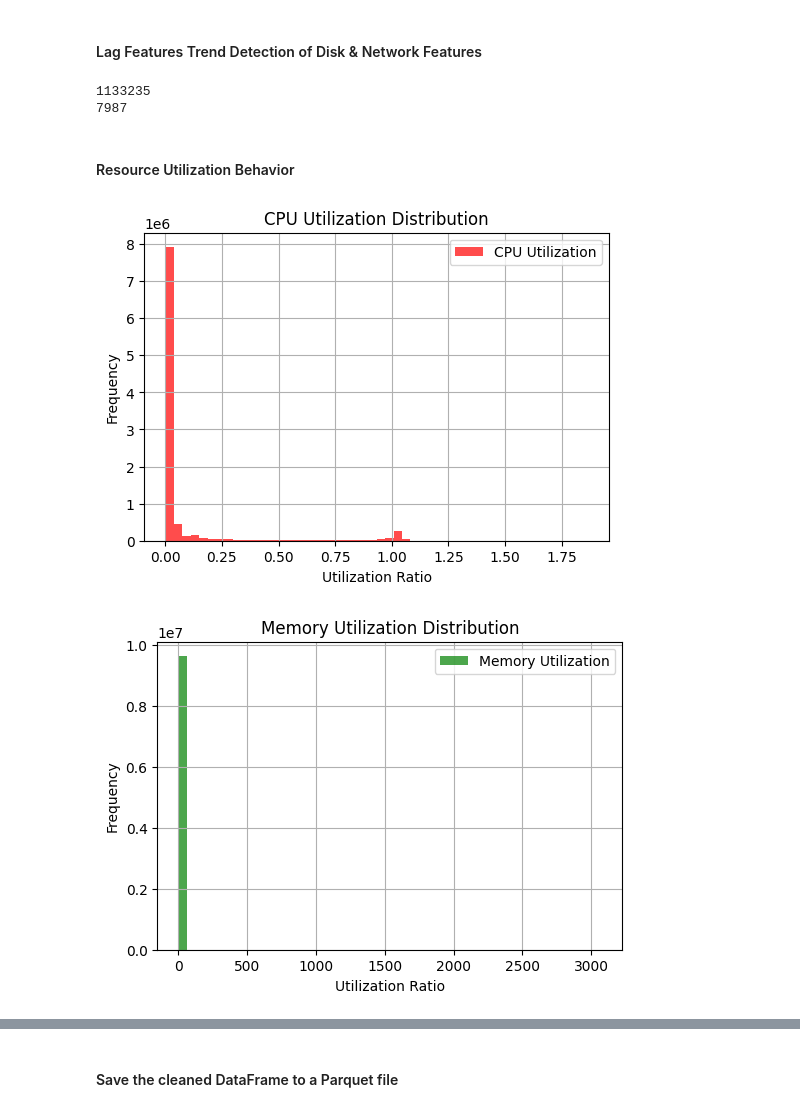
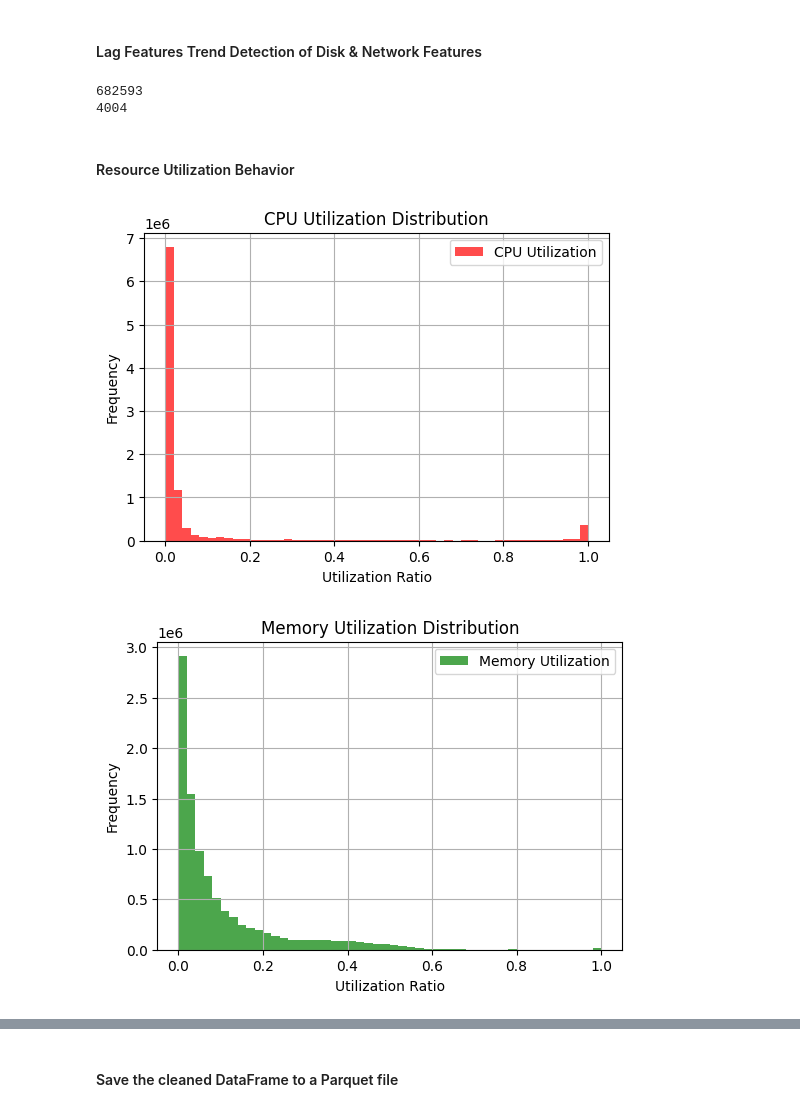
Before and after one commit to swaraj0009/AI_Models, a Jupyter notebook: TFT/notebooks/3_Feature_Engineering.ipynb, the cells around one changed output, grey strips where cells are left out. Saved outputs shown, nothing was run; the diff lists cells and outputs as text; code cells hidden in the pictures.

Commit message:
Added Clip values for CPU, Memory, Log1p scaling for disk & network, parquet file update.

```diff
--- a/TFT/notebooks/3_Feature_Engineering.ipynb
+++ b/TFT/notebooks/3_Feature_Engineering.ipynb
@@ -31,11 +32,11 @@ df2 = pd.read_parquet("/content/drive/MyDrive/datasets/processed/PreProcessingco
 # %% [markdown]
 #### Time Based Calender features
 # %%
-df2['hour'] = df2['Timestamp'].dt.hour
-df2['dayofweek'] = df2['Timestamp'].dt.dayofweek
+df2['hour'] = df2['timestamp'].dt.hour
+df2['dayofweek'] = df2['timestamp'].dt.dayofweek
 df2['is_weekend'] = df2['dayofweek'] >= 5
-df2['month'] = df2['Timestamp'].dt.month
-df2['day'] = df2['Timestamp'].dt.day
+df2['month'] = df2['timestamp'].dt.month
+df2['day'] = df2['timestamp'].dt.day
 # %% [markdown]
 #### Cyclical Time Features for Time Series Data
 # %%
@@ -166,32 +167,37 @@ df2['network_total_diff'] = df2['network_total_throughput'] - df2['network_total
 print(df2['cpu_utilization_ratio'].isnull().sum())  # count of NaNs
 print(np.isinf(df2['cpu_utilization_ratio']).sum()) # count of infinite values
 # %% [output]
-1133235
-7987
+682593
+4004
 # %% [markdown]
 #### Resource Utilization Behavior
 # %%
-# Remove NaNs and infinite values
+# ✅ First, clip to 0–1 range
+df2['cpu_utilization_ratio'] = df2['cpu_utilization_ratio'].clip(0, 1)
+df2['memory_utilization_ratio'] = df2['memory_utilization_ratio'].clip(0, 1)
+
+# ✅ Now remove NaNs and infs AFTER clipping
 clean_cpu = df2['cpu_utilization_ratio'].replace([np.inf, -np.inf], np.nan).dropna()
 clean_mem = df2['memory_utilization_ratio'].replace([np.inf, -np.inf], np.nan).dropna()
 
+# ✅ Plot
 plt.figure(figsize=(6, 4))
 plt.hist(clean_cpu, bins=50, alpha=0.7, color='red', label='CPU Utilization')
 plt.title("CPU Utilization Distribution")
 plt.xlabel("Utilization Ratio")
 plt.ylabel("Frequency")
 plt.grid(True)
 plt.legend()
 plt.show()
 
 plt.figure(figsize=(6, 4))
 plt.hist(clean_mem, bins=50, alpha=0.7, color='green', label='Memory Utilization')
 plt.title("Memory Utilization Distribution")
 plt.xlabel("Utilization Ratio")
 plt.ylabel("Frequency")
 plt.grid(True)
 plt.legend()
 plt.show()
 # %% [output]
-[figure, old version]
+[figure, new version]
-[figure, old version]
+[figure, new version]
```
Also changed, not shown: parts of 7 cells of this notebook.
